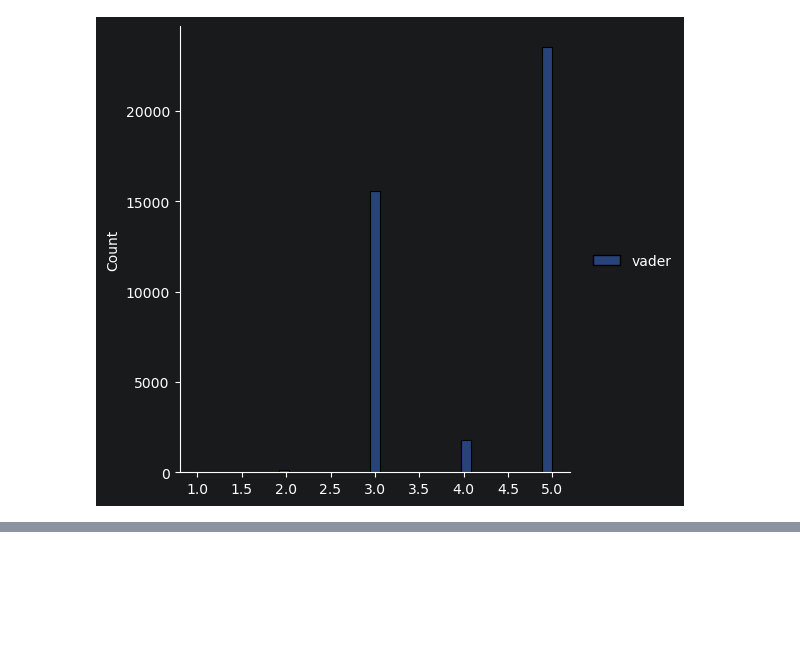
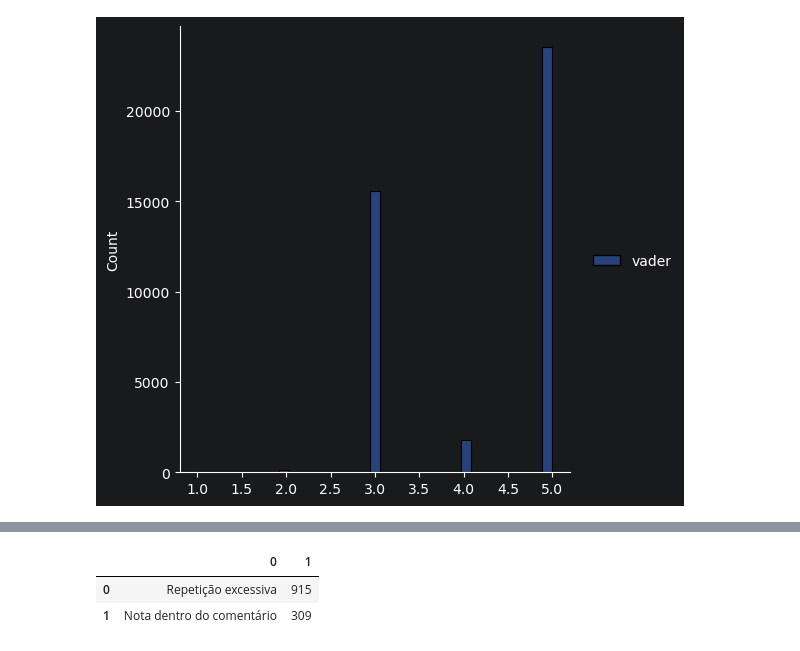
Before and after one commit to rabreu/Infnet-MIT-IA-PLN-PD_26E2_, a Jupyter notebook: Renata_Braga_de_Abreu_sistemas-cognitivos-linguagem-natural_pln.pdf.ipynb, the cells around one changed output, grey strips where cells are left out. Saved outputs shown, nothing was run; the diff lists cells and outputs as text; code cells hidden in the pictures; blank space fills up the shorter version.

```diff
--- a/Renata_Braga_de_Abreu_sistemas-cognitivos-linguagem-natural_pln.pdf.ipynb
+++ b/Renata_Braga_de_Abreu_sistemas-cognitivos-linguagem-natural_pln.pdf.ipynb
@@ -460,0 +483,11 @@ sb.displot(data=pd.DataFrame({'dados reais': reviews.review_score}))
+# %%
+rule_counter = Counter()
+for rules in pd.DataFrame(all_matches)['rules']:
+    for rule in rules:
+        rule_counter[rule] += 1
+
+pd.DataFrame(rule_counter.most_common())
+# %% [output]
+|  | 0 | 1 |
+| 0 | Repetição excessiva | 915 |
+| 1 | Nota dentro do comentário | 309 |
```
Also changed, not shown: parts of 32 cells of this notebook.
